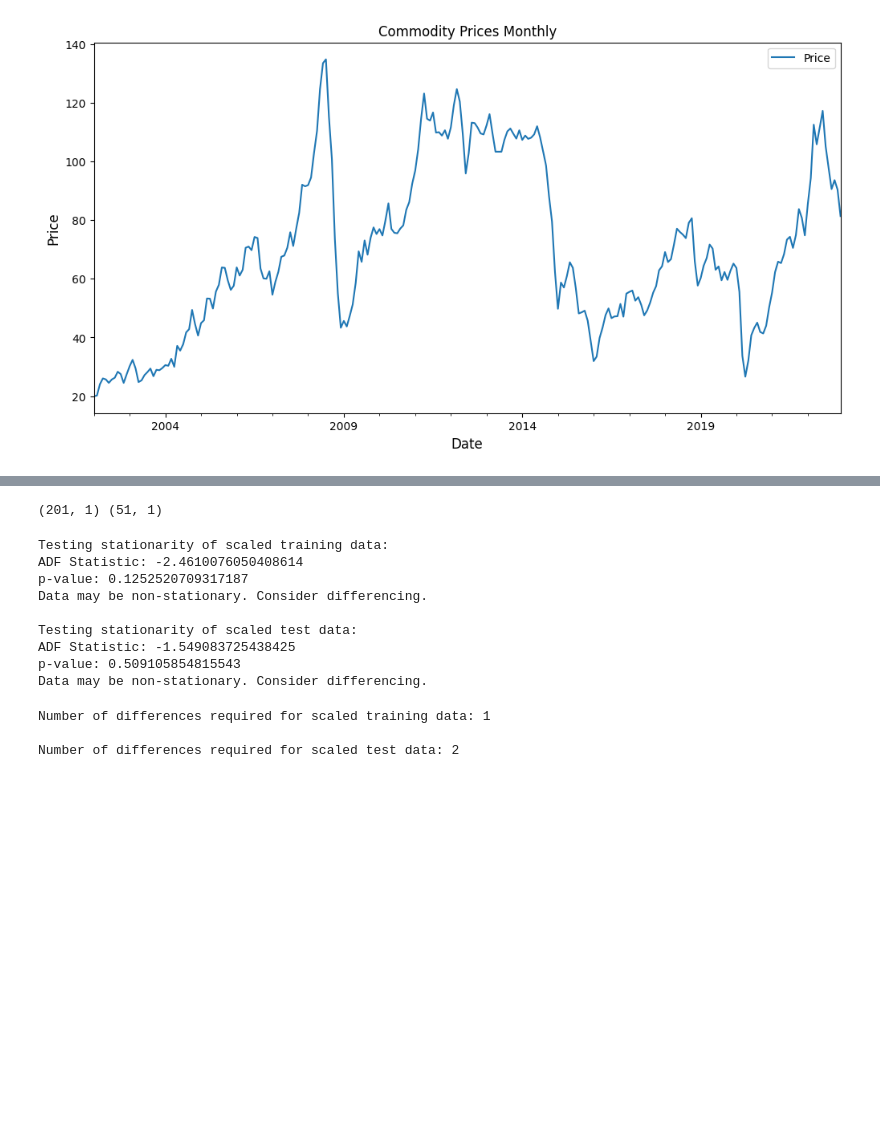
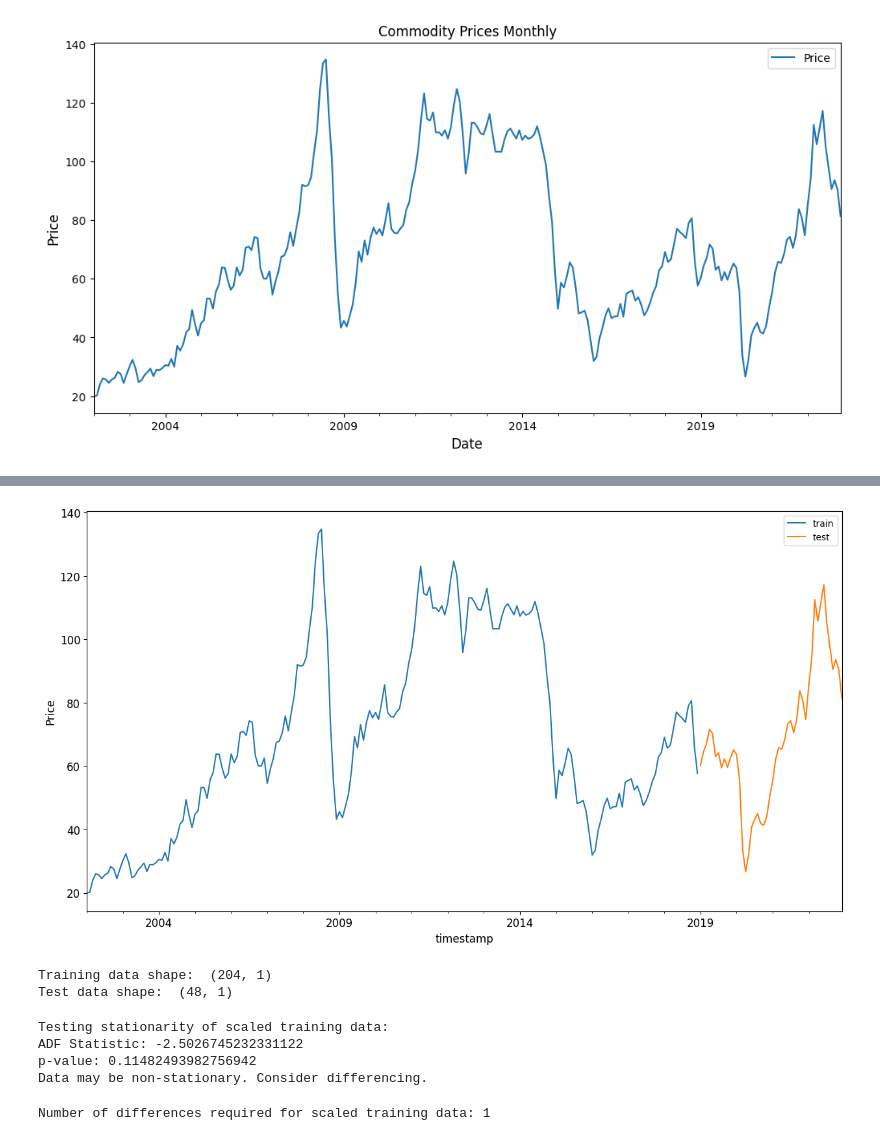
Before and after one commit to jnopareboateng/ml-library, a Jupyter notebook: crude-oil-forecast/arima_with_gemini.ipynb, the cells around one changed output, grey strips where cells are left out. Saved outputs shown, nothing was run; the diff lists cells and outputs as text; code cells hidden in the pictures; blank space fills up the shorter version.

```diff
--- a/crude-oil-forecast/arima_with_gemini.ipynb
+++ b/crude-oil-forecast/arima_with_gemini.ipynb
@@ -75,9 +62,23 @@ plt.show()
+# %%
+data[(data.index < test_start_date) & (data.index >= train_start_date)][['Price']].rename(columns={'Price':'train'}) \
+    .join(data[test_start_date:][['Price']].rename(columns={'Price':'test'}), how='outer') \
+    .plot(y=['train', 'test'], figsize=(15, 8), fontsize=12)
+plt.xlabel('timestamp', fontsize=12)
+plt.ylabel('Price', fontsize=12)
+plt.show()
+# %% [output]
+[figure, added]
+# %%
+train = data.copy()[(data.index >= train_start_date) & (data.index < test_start_date)][['Price']]
+test = data.copy()[data.index >= test_start_date][['Price']]
+
+print('Training data shape: ', train.shape)
+print('Test data shape: ', test.shape)
+# %% [output]
+Training data shape:  (204, 1)
+Test data shape:  (48, 1)
 # %%
-# Prepare data for training
-scaler = MinMaxScaler()
-scaled_train = train.copy()
-scaled_test = test.copy()
-scaled_train['Price'] = scaler.fit_transform(scaled_train[['Price']])
-print(scaled_train.shape, scaled_test.shape)
+# # Prepare data for training
+# scaler = MinMaxScaler()
+# train['Price'] = scaler.fit_transform(train)
+# train.head(10)
-# %% [output]
-(201, 1) (51, 1)
@@ -93,31 +103,18 @@ def adf_test(series):
         print("Data may be non-stationary. Consider differencing.")
 
 print("Testing stationarity of scaled training data:")
-adf_test(scaled_train['Price'])
-
-print("\nTesting stationarity of scaled test data:")
-adf_test(scaled_test['Price'])
+adf_test(train['Price'])
 # %% [output]
 Testing stationarity of scaled training data:
-ADF Statistic: -2.4610076050408614
-p-value: 0.1252520709317187
+ADF Statistic: -2.5026745232331122
+p-value: 0.11482493982756942
 Data may be non-stationary. Consider differencing.
-
-Testing stationarity of scaled test data:
-ADF Statistic: -1.549083725438425
-p-value: 0.509105854815543
-Data may be non-stationary. Consider differencing.
 # %%
 # Identify number of differences required (if necessary)
-n_diffs = pm.arima.ndiffs(scaled_train['Price'], test='adf')
+n_diffs = pm.arima.ndiffs(train['Price'], test='adf')
 print(f"\nNumber of differences required for scaled training data: {n_diffs}")
-
-n_diffs = pm.arima.ndiffs(scaled_test['Price'], test='adf')
-print(f"\nNumber of differences required for scaled test data: {n_diffs}")
 # %% [output]
 Number of differences required for scaled training data: 1
-
-Number of differences required for scaled test data: 2
 # %%
 # Perform differencing if required
 if n_diffs > 0:
```
Also changed, not shown: parts of 43 cells of this notebook, 4 other files.
